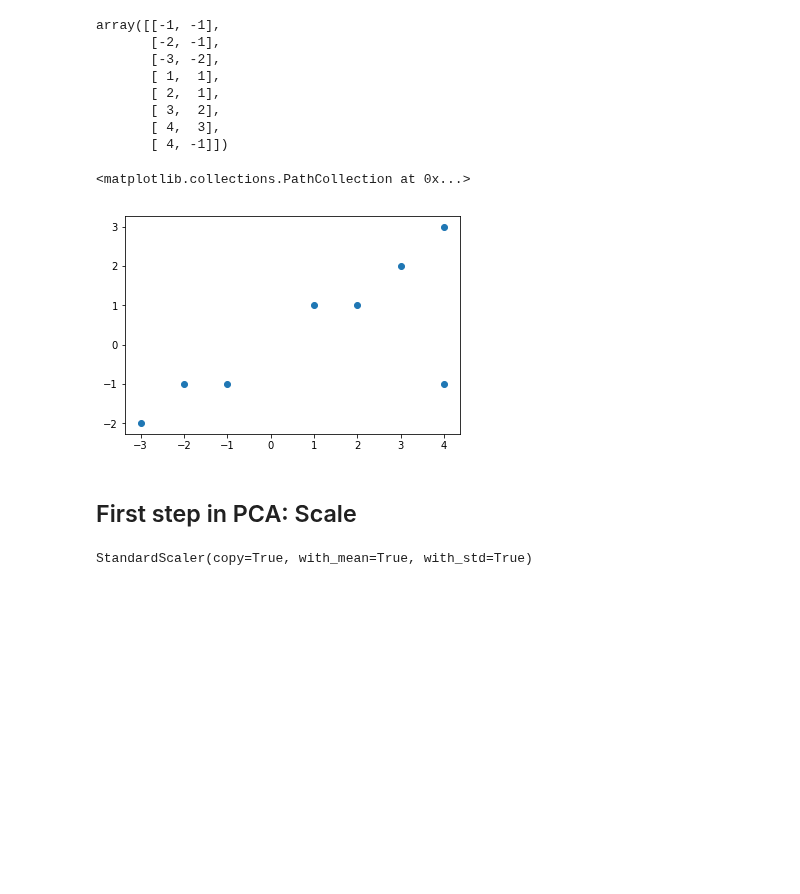
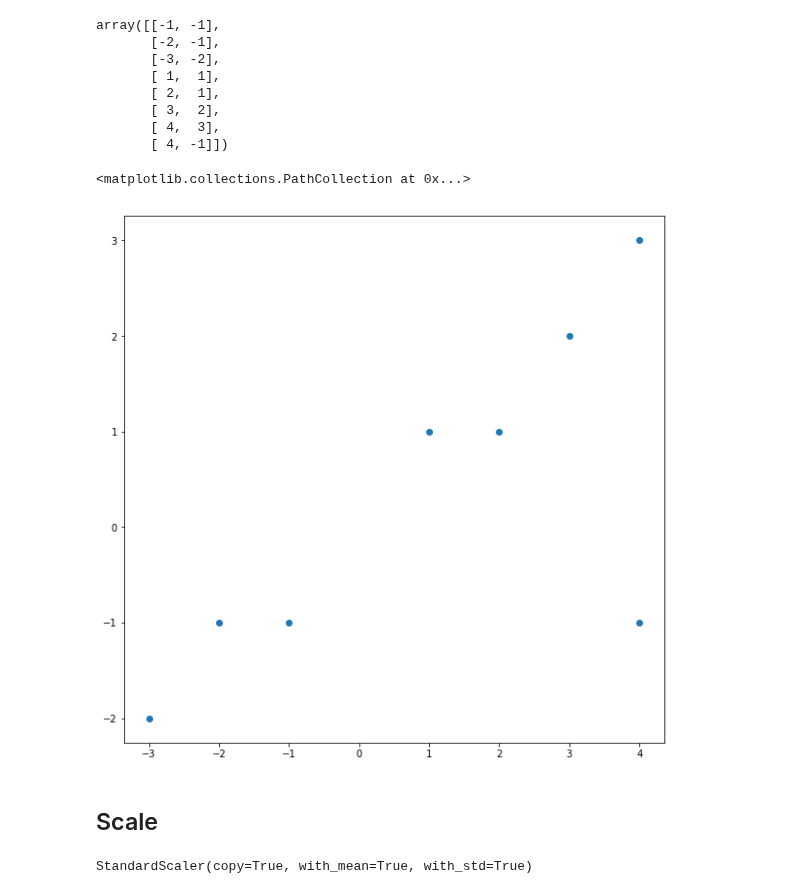
Before and after one commit to DJCordhose/ai, a Jupyter notebook: notebooks/unsupervised/pca.ipynb, the cells around one changed output. Saved outputs shown, nothing was run; the diff lists cells and outputs as text; code cells hidden in the pictures; blank space fills up the shorter version.

```diff
--- a/notebooks/unsupervised/pca.ipynb
+++ b/notebooks/unsupervised/pca.ipynb
@@ -22,12 +23,14 @@ array([[-1, -1],
 # %%
 import matplotlib.pyplot as plt
 # %%
+plt.figure(figsize=(10,10))
 plt.scatter(X[:, 0], X[:, 1])
+# plt.savefig('original.png')
 # %% [output]
 <matplotlib.collections.PathCollection at 0x...>
-[figure, old version]
+[figure, new version]
 # %% [markdown]
-## First step in PCA: Scale
+## Scale
 # %%
 from sklearn.preprocessing import StandardScaler
 # %%
```
Also changed, not shown: parts of 8 cells of this notebook, 4 other files.
